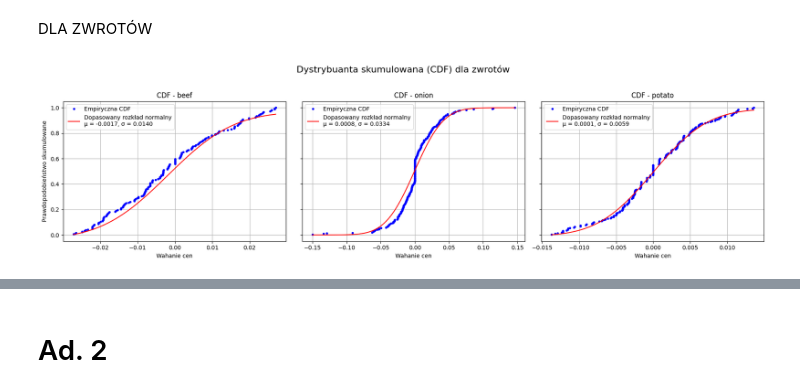
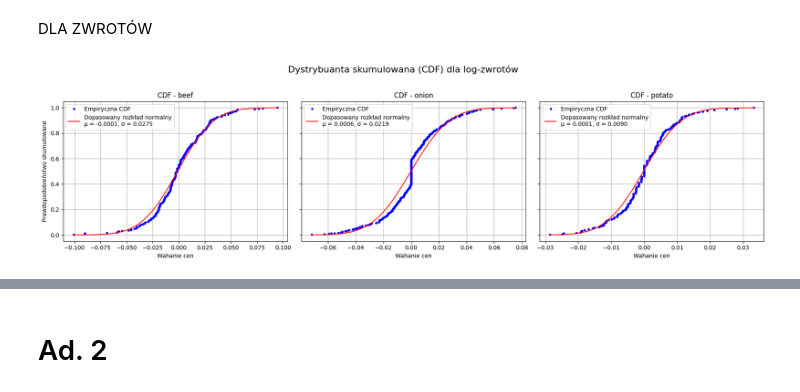
Before and after one commit to werpyr1003/Zarz-dzanie_ryzykiem_McDonald_Corporation, a Jupyter notebook: Projekt_2/Kody.ipynb, the cells around one changed output, grey strips where cells are left out. Saved outputs shown, nothing was run; the diff lists cells and outputs as text; code cells hidden in the pictures.

```diff
--- a/Projekt_2/Kody.ipynb
+++ b/Projekt_2/Kody.ipynb
@@ -308,5 +322,14 @@ Ryzyko jakościowe i wizerunkowe: jeśli produkt musi być usunięty z oferty z
 # %%
-def plot_single_price_series(series, title="Cena akcji paliwa"):
+fuel_df = pd.read_csv("fuel_output.csv",sep=";")
+dates = fuel_df['Date']
+fuel_data = fuel_df['fuel_data']
+
+# Oblicz logarytmiczną stopę zwrotu, jeśli jeszcze nie została obliczona
+
+
+logret_fuel_data = fuel_df['logret_fuel_data']
+
+def plot_single_price_series(series, title="Cena paliwa"):
     plt.figure(figsize=(10, 5))
     plt.plot(series.index, series.values, color='green')
     plt.title(title)
@@ -500,10 +512,11 @@ b) teoretyczne
 # %%
 import math
 def theory_from_logrets(data, freq=252, window=30):
+    Q1 = data.quantile(0.25)
+    Q3 = data.quantile(0.75)
+    IQR = Q3 - Q1
+    data = data[(data >= Q1 - 3 * IQR) & (data <= Q3 + 3 * IQR)]
 
-    mean=np.mean(data)
-    std_emp=np.std(data)
-    data = data[(data > mean - 1.5*std_emp) & (data < mean+ 1.5*std_emp)]
 
     mu, std = stats.norm.fit(data)
 
@@ -669,11 +680,15 @@ def plot_multiple_cdfs(data_dict):
     for ax, (name, data) in zip(axes, data_dict.items()):
         # Usuwanie brakujących danych (NaN)
         data = data[~np.isnan(data)]
+        Q1 = data.quantile(0.25)
+        Q3 = data.quantile(0.75)
+        IQR = Q3 - Q1
 
+        z_scores = stats.zscore(data)
         # Usuwanie wartości ekstremalnych (np. powyżej 3 odchyleń standardowych od średniej)
         mean = np.mean(data)
         std = np.std(data)
-        data = data[(data > mean - 1*std) & (data < mean+ 1*std)]
+        data = data[(data >= Q1 - 3 * IQR) & (data <= Q3 + 3 * IQR)]
 
         # Obliczanie CDF danych
         sorted_data = np.sort(data)
@@ -684,35 +699,35 @@ def plot_multiple_cdfs(data_dict):
 
         # Dopasowanie rozkładu normalnego
         mu, std = stats.norm.fit(data)
         x = np.linspace(sorted_data.min(), sorted_data.max(), 100)
         normal_pdf = stats.norm.pdf(x, mu, std)
         normal_cdf = np.cumsum(normal_pdf) * (x[1] - x[0])  # Skumulowana funkcja rozkładu normalnego
 
         # Rysowanie dopasowanego rozkładu normalnego
         label = f"Dopasowany rozkład normalny\nμ = {mu:.4f}, σ = {std:.4f}"
         ax.plot(x, normal_cdf, 'r-', label=label)
 
         # Ustawienia wykresu
         ax.set_title(f"CDF - {name}")
         ax.set_xlabel("Wahanie cen")
         ax.grid(True)
         ax.legend()
 
     axes[0].set_ylabel("Prawdopodobieństwo skumulowane")
-    plt.suptitle("Dystrybuanta skumulowana (CDF) dla zwrotów", fontsize=16)
+    plt.suptitle("Dystrybuanta skumulowana (CDF) dla log-zwrotów", fontsize=16)
     plt.tight_layout(rect=[0, 0, 1, 0.95])
     plt.show()
 
 # Przykładowe dane - musisz dostarczyć odpowiednie dane dla zmiennych logret_beef_data, logret_onion_data, logret_tomato_data
 data_dict = {
     'beef': logret_beef_data.squeeze(),
     'onion': logret_onion_data.squeeze(),
     'potato': logret_tomato_data.squeeze()
 }
 
 plot_multiple_cdfs(data_dict)
 # %% [output]
-[figure, old version]
+[figure, new version]
 # %%
 import numpy as np
 import matplotlib.pyplot as plt
```
Also changed, not shown: parts of 30 cells of this notebook.
